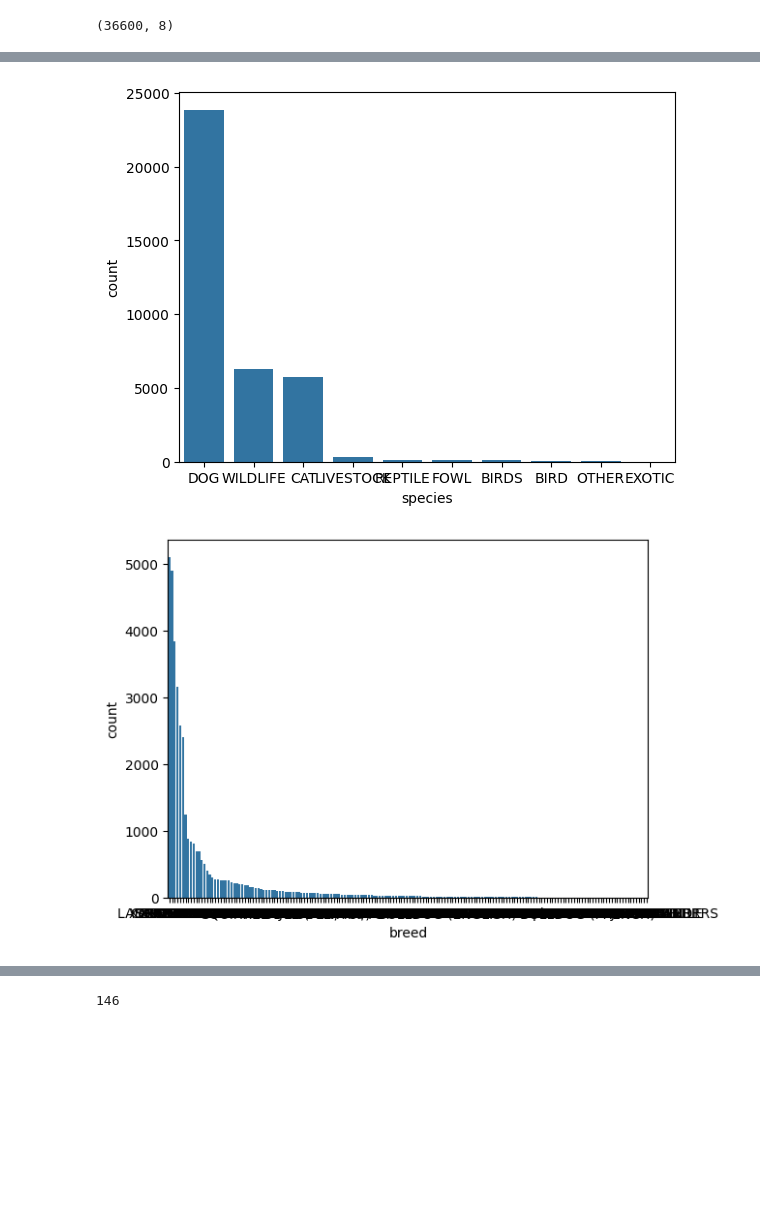
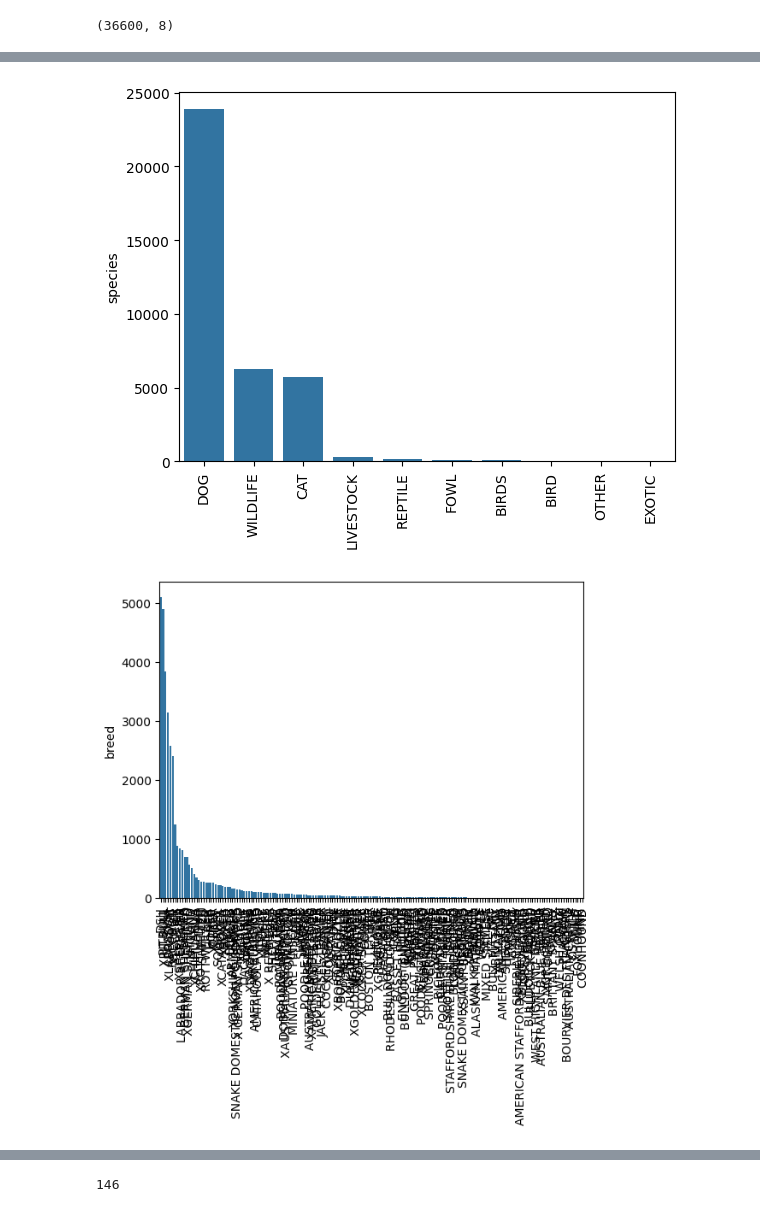
Before and after one commit to PaulaEsteban2000/CSE151A_UrbanAnimals, a Jupyter notebook: notebook.ipynb, the cells around one changed output, grey strips where cells are left out. Saved outputs shown, nothing was run; the diff lists cells and outputs as text; code cells hidden in the pictures; blank space fills up the shorter version.

```diff
--- a/notebook.ipynb
+++ b/notebook.ipynb
@@ -70,8 +75,9 @@ Successfully installed altair-5.2.0 toolz-0.12.1
 # %%
 for i in ["species", "breed", "sex", "size", "condition"]:
     fig = plt.figure()
     ax = fig.add_subplot()
+    ax.tick_params(axis='x', labelrotation=90)
     sns.barplot(df[i].value_counts())
 # %% [output]
-[figure, old version]
+[figure, new version]
-[figure, old version]
+[figure, new version]
```
Also changed, not shown: parts of 10 cells of this notebook.
